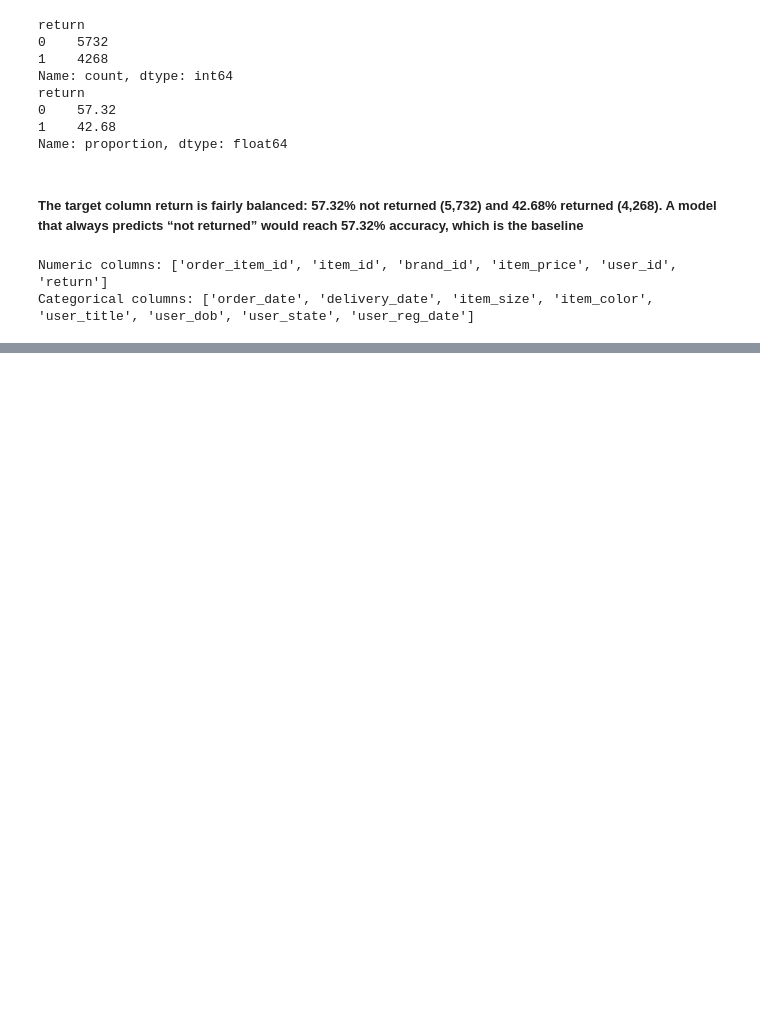
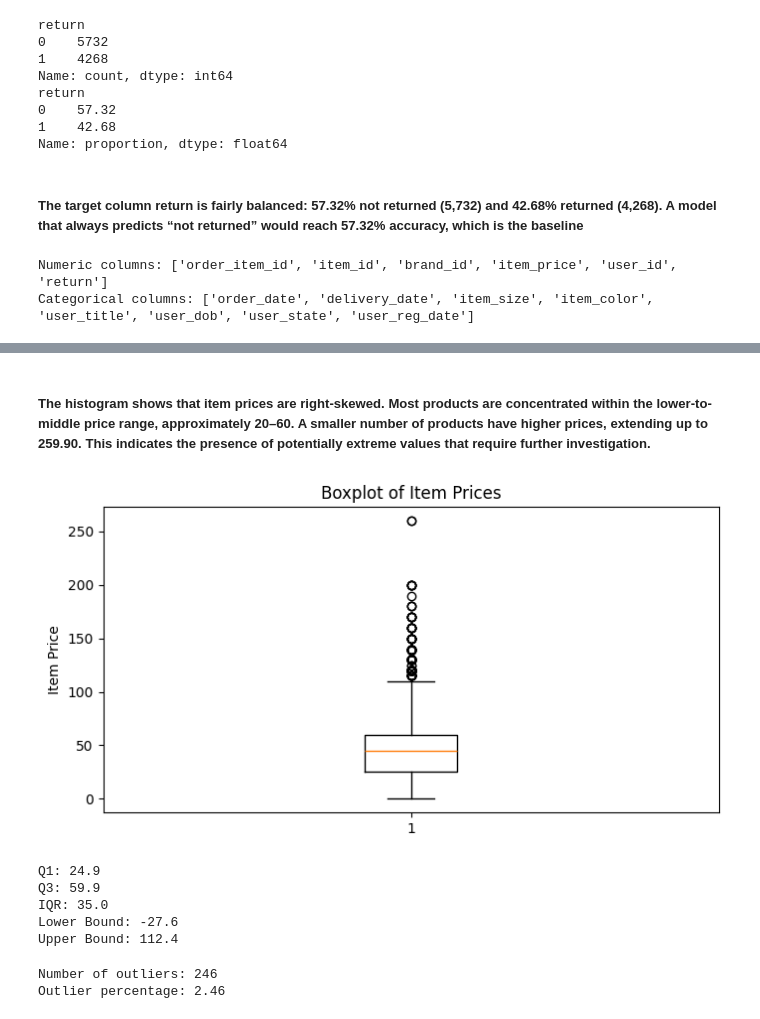
Before and after one commit to aish2106/ReturnRadar, a Jupyter notebook: notebooks/return_radar.ipynb, the cells around one changed output, grey strips where cells are left out. Cells and saved outputs as stored; diff of their text form; code cells hidden in the pictures; blank space fills up the shorter version.

```diff
--- a/notebooks/return_radar.ipynb
+++ b/notebooks/return_radar.ipynb
@@ -166,0 +216,38 @@ Categorical columns: ['order_date', 'delivery_date', 'item_size', 'item_color',
+# %% [markdown]
+##### The histogram shows that item prices are right-skewed. Most products are concentrated within the lower-to-middle price range, approximately 20–60. A smaller number of products have higher prices, extending up to 259.90. This indicates the presence of potentially extreme values that require further investigation.
+# %%
+plt.figure(figsize=(8, 4))
+plt.boxplot(df['item_price'])
+plt.title('Boxplot of Item Prices')
+plt.ylabel('Item Price')
+plt.show()
+# %% [output]
+[figure, added]
+# %%
+Q1 = df['item_price'].quantile(0.25)
+Q3 = df['item_price'].quantile(0.75)
+
+IQR = Q3 - Q1
+
+lower_bound = Q1 - 1.5 * IQR
+upper_bound = Q3 + 1.5 * IQR
+
+print("Q1:", Q1)
+print("Q3:", Q3)
+print("IQR:", IQR)
+print("Lower Bound:", lower_bound)
+print("Upper Bound:", upper_bound)
+# %% [output]
+Q1: 24.9
+Q3: 59.9
+IQR: 35.0
+Lower Bound: -27.6
+Upper Bound: 112.4
+# %%
+outliers = df[df['item_price'] > upper_bound]
+
+print("Number of outliers:", len(outliers))
+print("Outlier percentage:", len(outliers) / len(df) * 100)
+# %% [output]
+Number of outliers: 246
+Outlier percentage: 2.46
```
Also changed, not shown: parts of 7 cells of this notebook.
